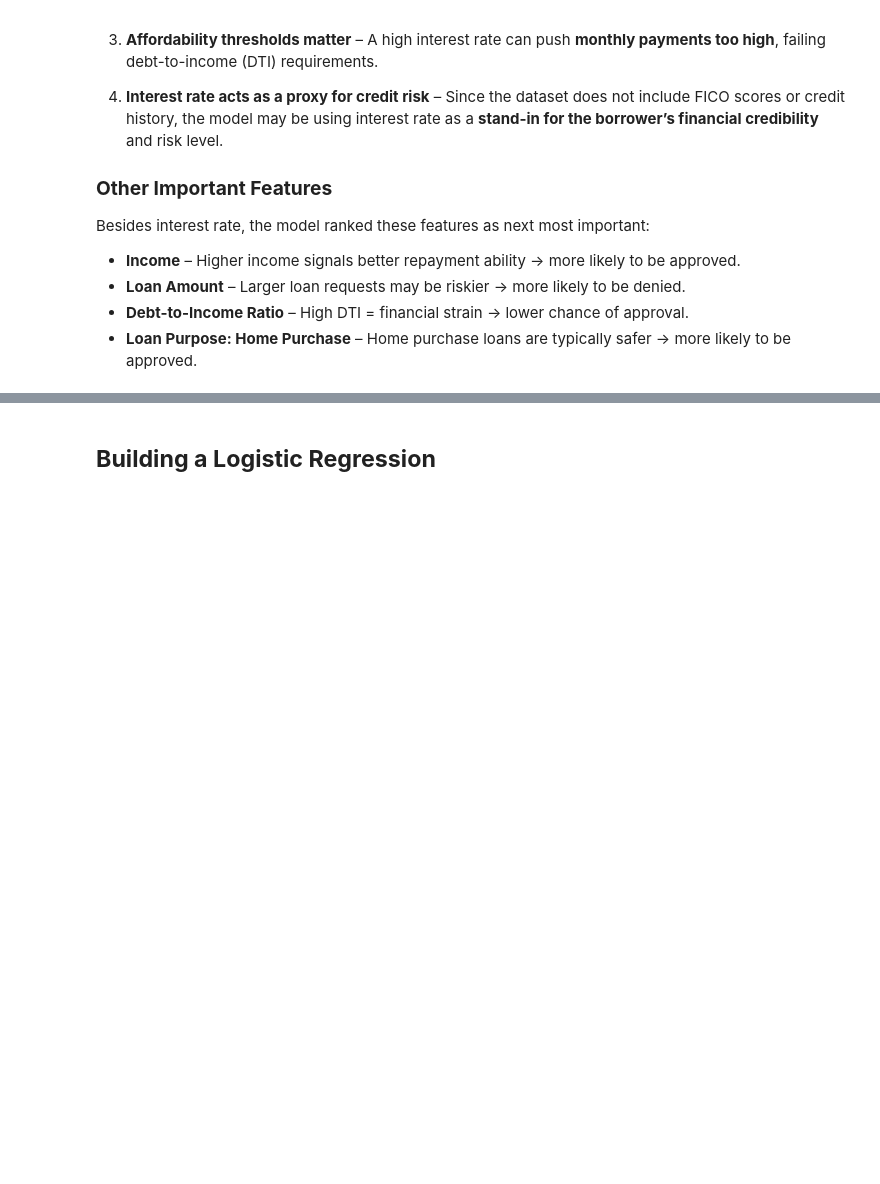
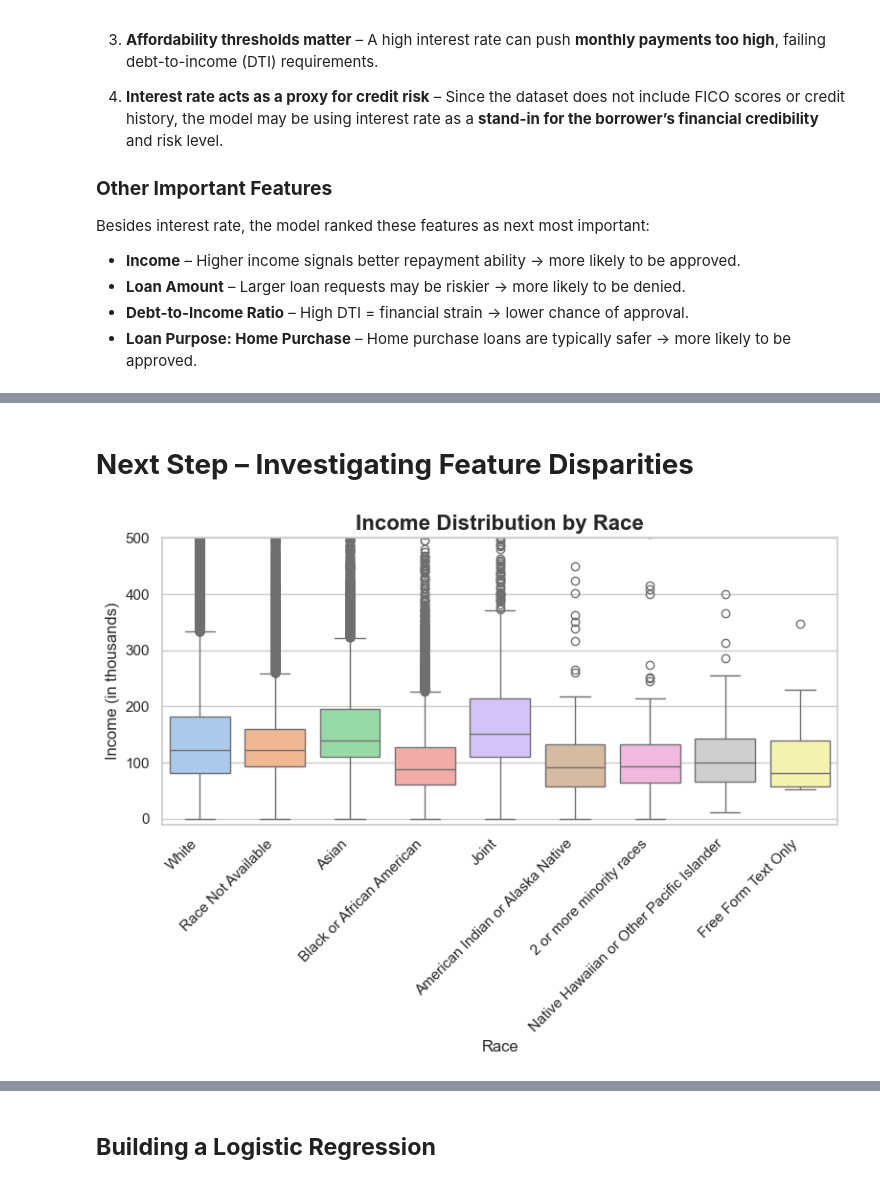
Before and after one commit to dameyer/mads-w-k-d, a Jupyter notebook: Data_780_Project.ipynb, the cells around one changed output, grey strips where cells are left out. Cells and saved outputs as stored; diff of their text form; code cells hidden in the pictures; blank space fills up the shorter version.

```diff
--- a/Data_780_Project.ipynb
+++ b/Data_780_Project.ipynb
@@ -845,0 +991,10 @@ weighted avg       0.70      0.82      0.74     10936
+# %%
+# Make a copy of the original filtered dataset
+feature_disparities_df = HDMA_filtered.copy()
+
+# Remove rows where income is negative
+feature_disparities_df = feature_disparities_df[feature_disparities_df['income'] >= 0]
+
+# ✅ Confirm the change
+print("Remaining rows after removing negative income values:", len(feature_disparities_df))
+print("Minimum income now:", feature_disparities_df['income'].min())
@@ -845,0 +1016,31 @@ weighted avg       0.70      0.82      0.74     10936
+# %% [markdown]
+#  **Next Step – Investigating Feature Disparities**
+# %%
+import warnings
+warnings.filterwarnings("ignore", category=FutureWarning)
+# Set plot style
+sns.set(style="whitegrid")
+
+# Create boxplot for income by race
+plt.figure(figsize=(8, 6))
+sns.boxplot(
+    data=feature_disparities_df,
+    x='derived_race',
+    y='income',
+    order=feature_disparities_df['derived_race'].value_counts().index,
+    palette='pastel'
+)
+
+# Custom y-axis to reflect most data
+plt.ylim(-10, 500)
+
+# Improve readability
+plt.title("Income Distribution by Race", fontsize=16, weight='bold')
+plt.xlabel("Race", fontsize=12)
+plt.ylabel("Income (in thousands)", fontsize=12)
+plt.xticks(rotation=45, ha='right')
+plt.tight_layout()
+
+plt.show()
+# %% [output]
+[figure, added]
```
Also changed, not shown: parts of 32 cells of this notebook.
